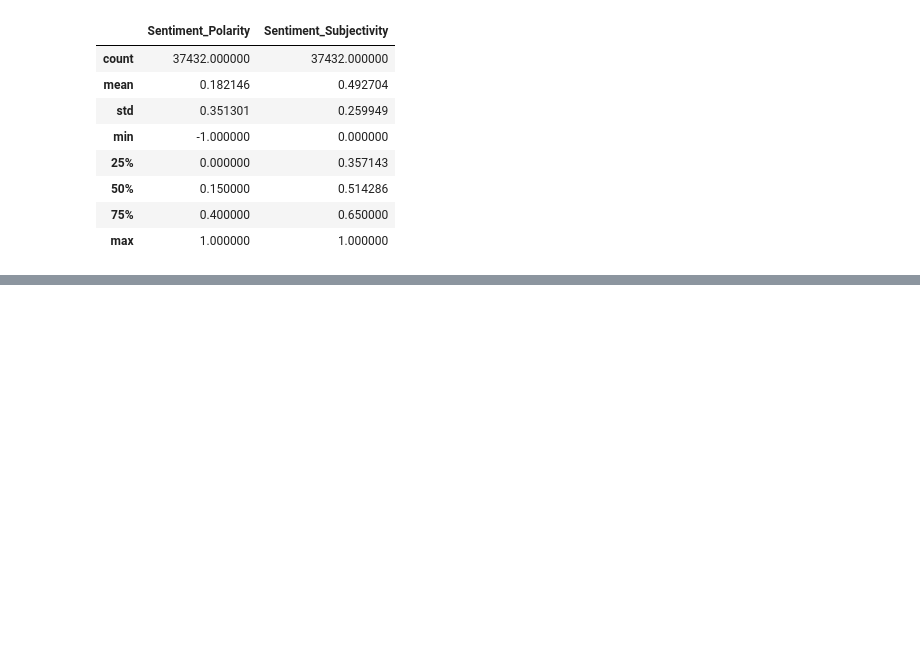
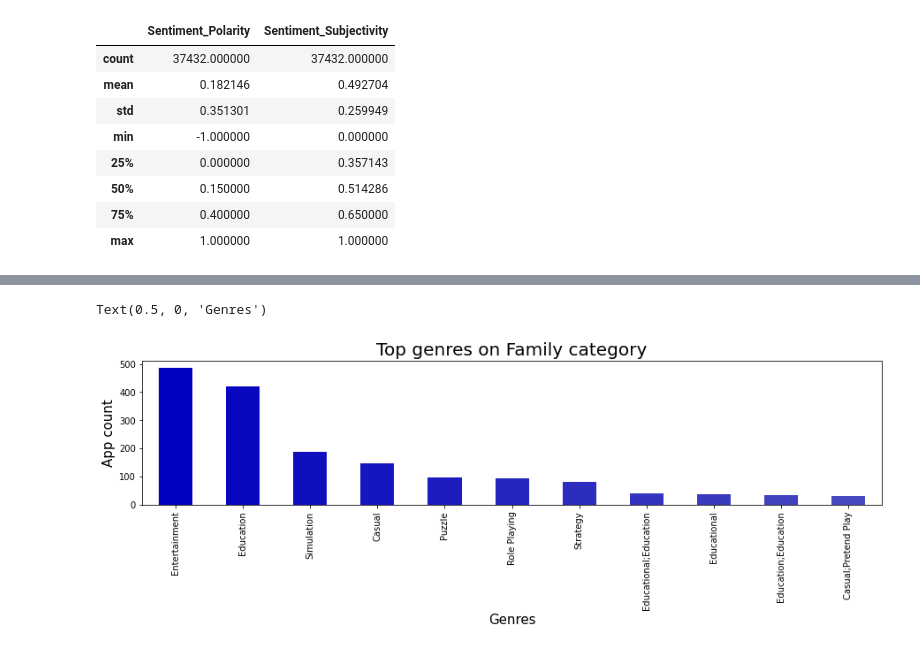
Before and after one commit to Selva-Subramanian/Playstore-Apps-Review-Analysis, a Jupyter notebook: Playstore_Apps_Review_Analysis.ipynb, the cells around one changed output, grey strips where cells are left out. Drawn from its saved outputs; the diff is of its cells as text; code cells hidden in the pictures; blank space fills up the shorter version.

```diff
--- a/Playstore_Apps_Review_Analysis.ipynb
+++ b/Playstore_Apps_Review_Analysis.ipynb
@@ -137,0 +213,9 @@ Text(0, 0.5, 'Count of apps on playstore')
+# %%
+plt.rcParams['figure.figsize'] = (15,3)
+df_family_genre_top.plot(kind='bar',color=my_colors)
+plt.title('Top genres on Family category',fontsize=20)
+plt.ylabel('App count',fontsize=15)
+plt.xlabel('Genres',fontsize=15)
+# %% [output]
+Text(0.5, 0, 'Genres')
+[figure, added]
```
Also changed, not shown: parts of 25 cells of this notebook.
